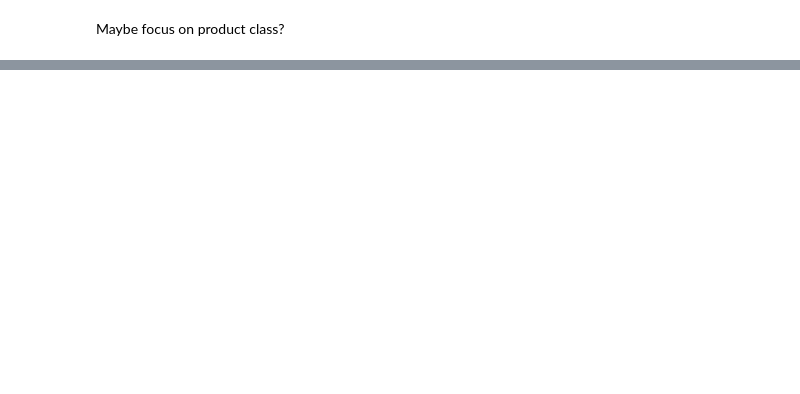
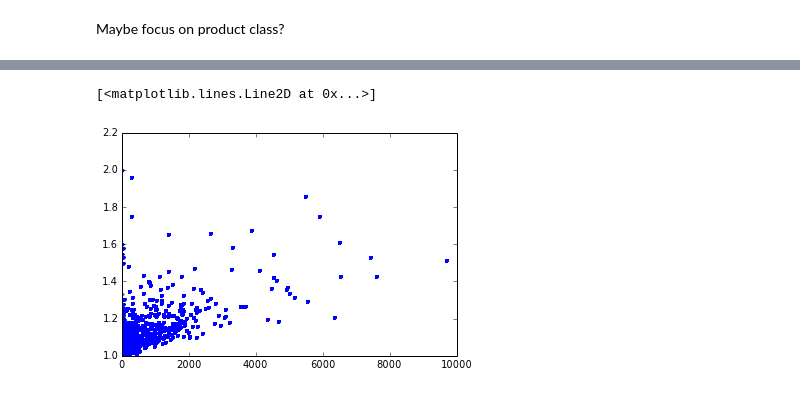
Before and after one commit to dwpsutton/market-basket, a Jupyter notebook: items_and_sales.ipynb, the cells around one changed output, grey strips where cells are left out. Cells and saved outputs as stored; diff of their text form; code cells hidden in the pictures; blank space fills up the shorter version.

```diff
--- a/items_and_sales.ipynb
+++ b/items_and_sales.ipynb
@@ -158,0 +193,8 @@ Maybe focus on product class?
+# %%
+#df_class.to_csv('../Data/prodClass.csv')
+df_class= pd.read_csv('../Data/prodClass.csv')
+# %%
+plt.plot(df_class.nCustomers, df_class.nBaskets/df_class.nCustomers, 'b.',alpha=0.2)
+# %% [output]
+[<matplotlib.lines.Line2D at 0x...>]
+[figure, added]
```
Also changed, not shown: parts of 5 cells of this notebook.
